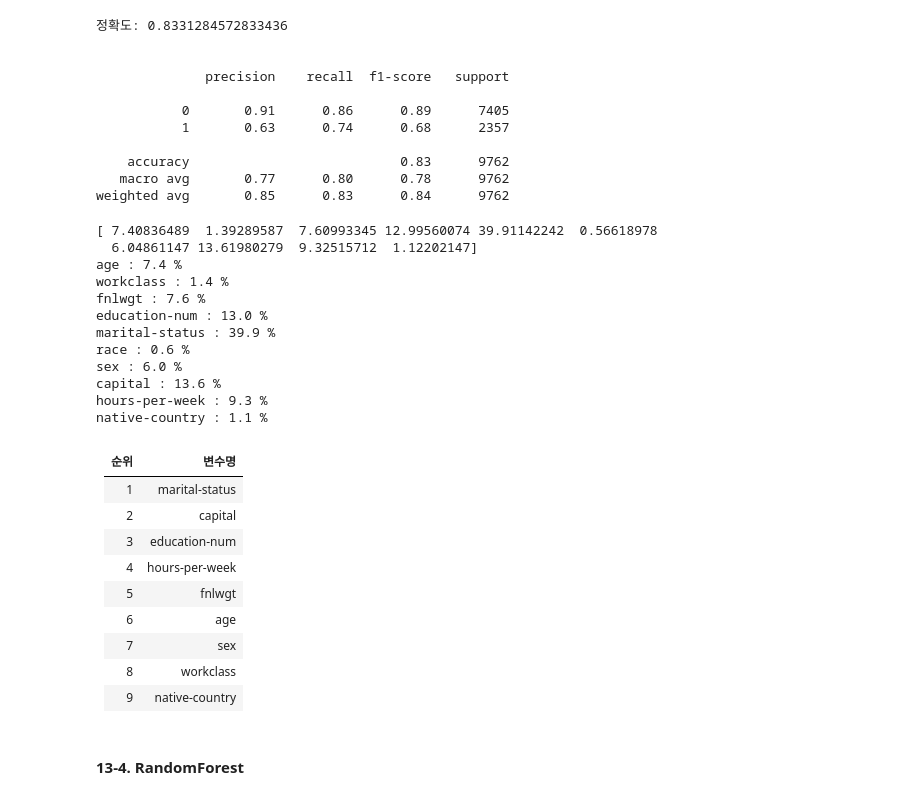
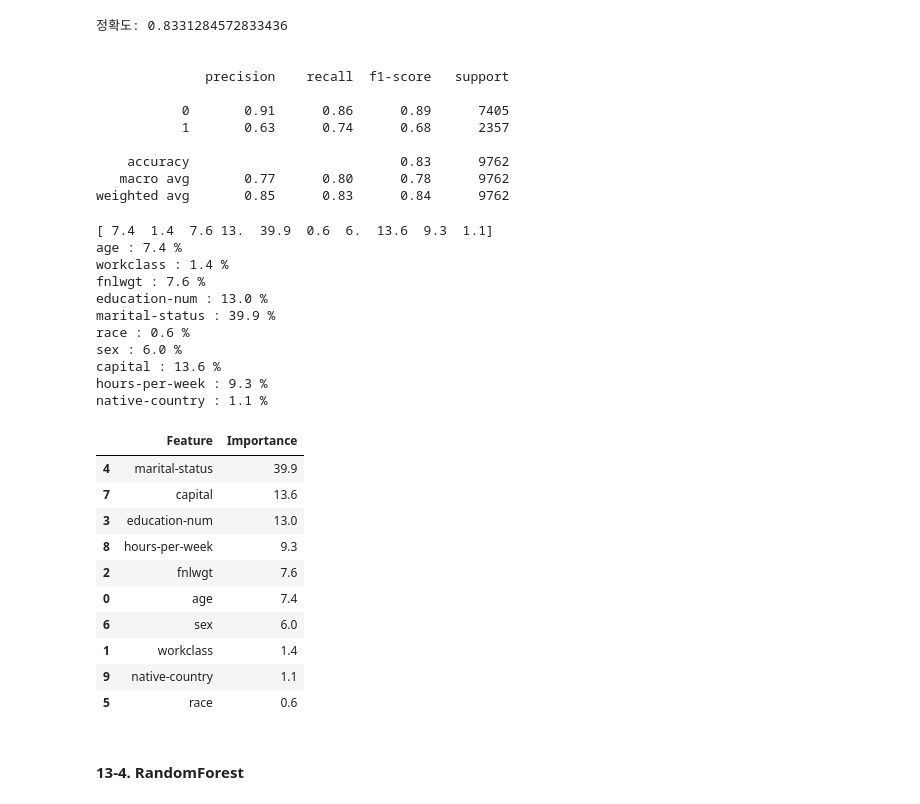
Before and after one commit to joo9810/VSCode, a Jupyter notebook: 통계적 머신러닝/기말 프로젝트 10조.ipynb, the cells around one changed output. Drawn from its saved outputs; the diff is of its cells as text; code cells hidden in the pictures.

```diff
--- a/통계적 머신러닝/기말 프로젝트 10조.ipynb
+++ b/통계적 머신러닝/기말 프로젝트 10조.ipynb
@@ -1090,7 +1100,7 @@ weighted avg       0.85      0.83      0.84      9762
 # %%
 # GradientBoosting 모델에서 변수 중요도 추출 (%단위)
 gb_importances = gb_grid_search.best_estimator_.feature_importances_
-gb_percent_importances = gb_importances * 100
+gb_percent_importances = np.round(gb_importances, 3) * 100
 
 print(gb_percent_importances)
 
@@ -1098,8 +1108,7 @@ print(gb_percent_importances)
 for feature_name, importance in zip(feature_names, gb_percent_importances):
     print(feature_name, ':', np.round(importance, 1), '%')
 # %% [output]
-[ 7.40836489  1.39289587  7.60993345 12.99560074 39.91142242  0.56618978
-  6.04861147 13.61980279  9.32515712  1.12202147]
+[ 7.4  1.4  7.6 13.  39.9  0.6  6.  13.6  9.3  1.1]
 age : 7.4 %
 workclass : 1.4 %
 fnlwgt : 7.6 %
@@ -1110,18 +1119,22 @@ sex : 6.0 %
 capital : 13.6 %
 hours-per-week : 9.3 %
 native-country : 1.1 %
-# %% [markdown]
-| 순위 | 변수명 |
-|-------|-------|
-| 1  | marital-status  |
-| 2  | capital  |
-| 3  | education-num  |
-| 4  | hours-per-week  |
-| 5  | fnlwgt  |
-| 6  | age  |
-| 7  | sex  |
-| 8  | workclass |
-| 9  | native-country |
+# %%
+# 변수 중요도 내림차순
+a = pd.DataFrame({'Feature' : feature_names, 'Importance' : gb_percent_importances})
+a.sort_values(by = 'Importance', ascending=False)
+# %% [output]
+|  | Feature | Importance |
+| 4 | marital-status | 39.9 |
+| 7 | capital | 13.6 |
+| 3 | education-num | 13.0 |
+| 8 | hours-per-week | 9.3 |
+| 2 | fnlwgt | 7.6 |
+| 0 | age | 7.4 |
+| 6 | sex | 6.0 |
+| 1 | workclass | 1.4 |
+| 9 | native-country | 1.1 |
+| 5 | race | 0.6 |
 # %% [markdown]
 #### 13-4. RandomForest
 # %% [markdown]
```
Also changed, not shown: parts of 8 cells of this notebook.
